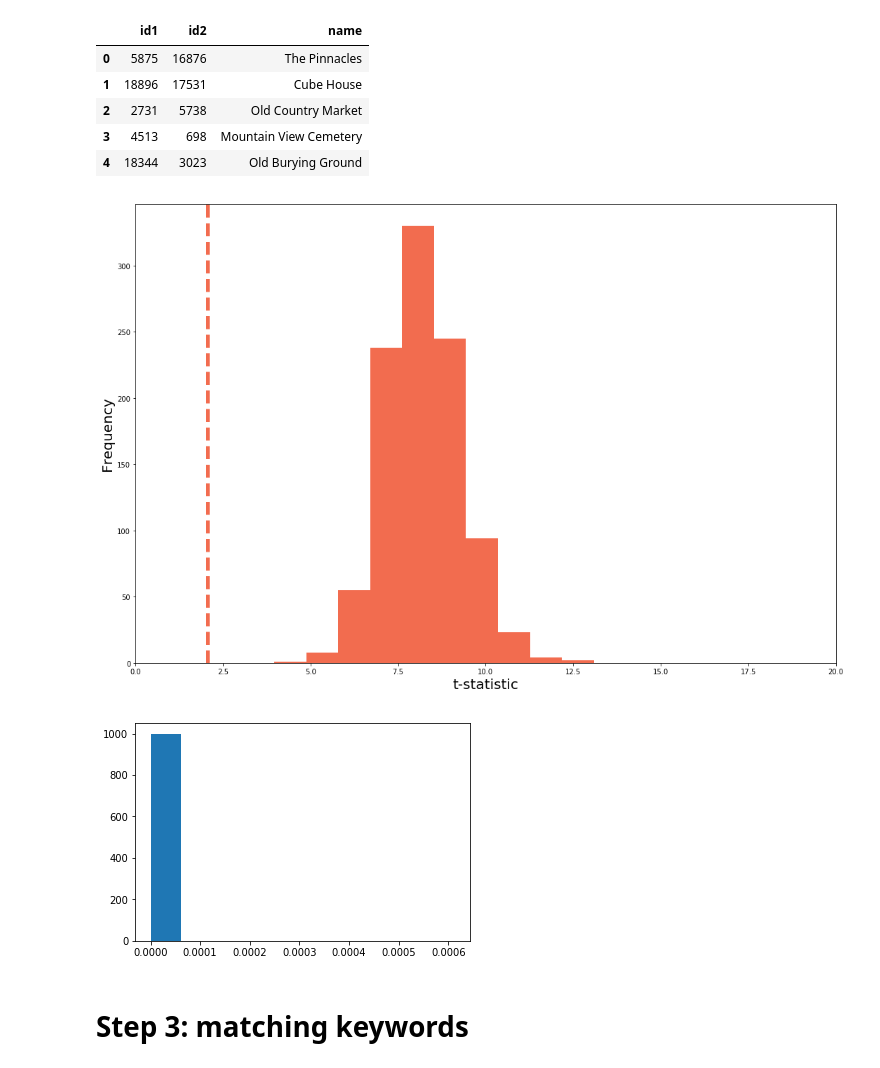
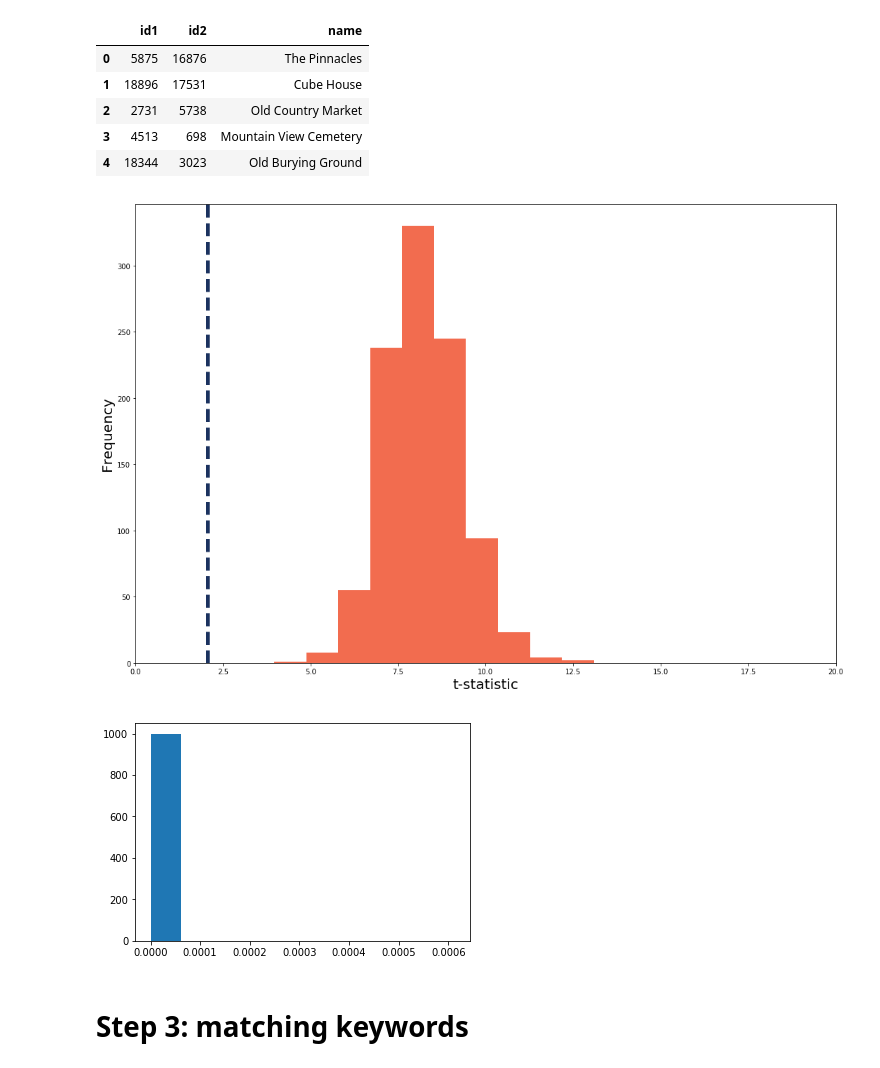
Before and after one commit to rmaia/eccentrip, a Jupyter notebook: doc2vec_validation.ipynb, the cells around one changed output. Cells and saved outputs as stored; diff of their text form; code cells hidden in the pictures.

```diff
--- a/doc2vec_validation.ipynb
+++ b/doc2vec_validation.ipynb
@@ -158,18 +158,18 @@ for si in range(1000):
 # %%
 plt.figure(figsize=(15, 10))
 plt.hist(boot_t, color='#f26c4fff')
 plt.xlim(0,20)
-plt.axvline(x=2.06, linestyle='--', linewidth=5, color='#f26c4fff')
+plt.axvline(x=2.06, linestyle='--', linewidth=5, color='#1b325fff')
 plt.xlabel('t-statistic', fontsize=20)
 plt.ylabel('Frequency', fontsize=20)
 plt.tight_layout()
 plt.savefig('fig/VAL_duplicates.jpg', format='jpg', dpi=300)
 plt.show()
 
 plt.hist(boot_p, 10)
 plt.show()
 # %% [output]
-[figure, old version]
+[figure, new version]
 [figure]
 # %% [markdown]
 # Step 3: matching keywords
```
Also changed, not shown: parts of 3 cells of this notebook, 1 other file.
